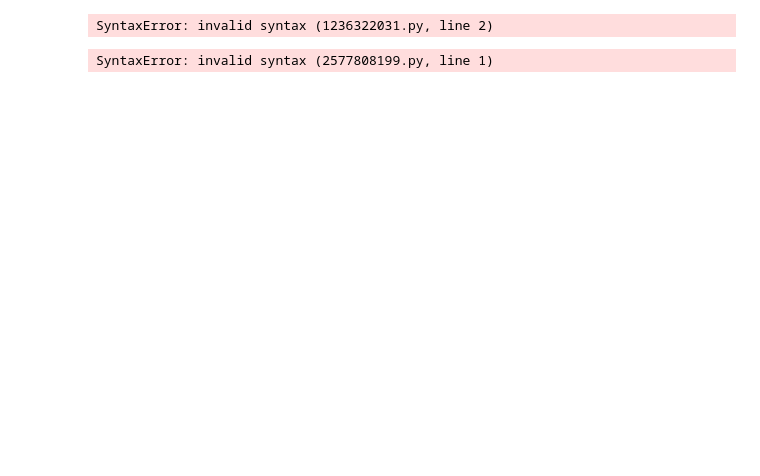
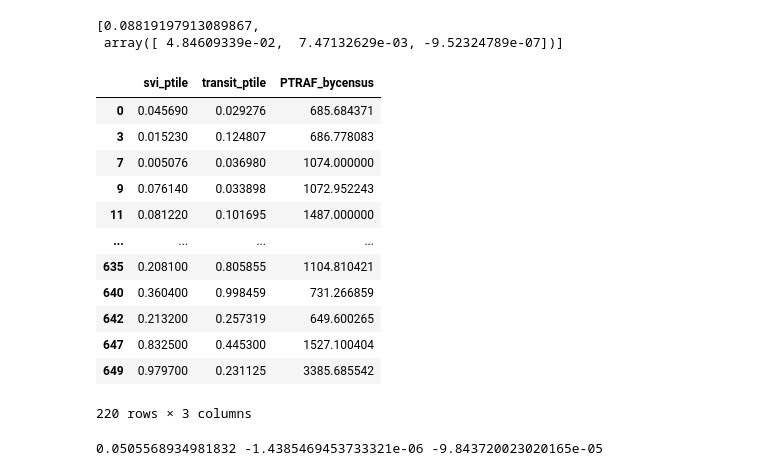
Before and after one commit to nfriedb1/DS4PH-Capstone-Neta-Xiang, a Jupyter notebook: DataSetUp.ipynb, the cells around one changed output. Drawn from its saved outputs; the diff is of its cells as text; code cells hidden in the pictures; blank space fills up the shorter version.

```diff
--- a/DataSetUp.ipynb
+++ b/DataSetUp.ipynb
@@ -44,5 +44,9 @@ df1
 # %%
-y_asthma = df1['asthmavalue']
-x_asthma = df1.drop['asthmavalue', 'lungCAvalue', 'CADvalue', 'LBWvalue'], axis=1)
+y = df['asthmavalue']
+x_model1 = df.drop(['ct', 'asthmavalue', 'lungCAvalue', 'CADvalue', 'LBWvalue', 'No_of_Stops', 'PTover45m_pct'], axis=1)
+fit1 = LinearRegression().fit(x_model1, y)
+yhat = fit1.predict(x_model1)
+[fit1.intercept_,fit1.coef_]
 # %% [output]
-SyntaxError: invalid syntax (1236322031.py, line 2)
+[0.08819197913089867,
+ array([ 4.84609339e-02,  7.47132629e-03, -9.52324789e-07])]
@@ -52,5 +52,0 @@ x_lung =
-# %%
-y_CAD = df1['CADvalue']
-x_CAD =
-# %% [output]
-SyntaxError: invalid syntax (2577808199.py, line 1)
@@ -59,0 +53,23 @@ x_LBW =
+# %%
+x_model1
+# %% [output]
+|  | svi_ptile | transit_ptile | PTRAF_bycensus |
+| 0 | 0.045690 | 0.029276 | 685.684371 |
+| 3 | 0.015230 | 0.124807 | 686.778083 |
+| 7 | 0.005076 | 0.036980 | 1074.000000 |
+| 9 | 0.076140 | 0.033898 | 1072.952243 |
+| 11 | 0.081220 | 0.101695 | 1487.000000 |
+| ... | ... | ... | ... |
+| 635 | 0.208100 | 0.805855 | 1104.810421 |
+| 640 | 0.360400 | 0.998459 | 731.266859 |
+| 642 | 0.213200 | 0.257319 | 649.600265 |
+| 647 | 0.832500 | 0.445300 | 1527.100404 |
+| 649 | 0.979700 | 0.231125 | 3385.685542 |
+220 rows × 3 columns
+# %%
+b1 = fit1.coef_[0]
+b2 = fit1.coef_[1]
+b3 = fit1.coef_[2]
+print(b1, b2, b3)
+# %% [output]
+0.0505568934981832 -1.4385469453733321e-06 -9.843720023020165e-05
```
Also changed, not shown: parts of 15 cells of this notebook.
